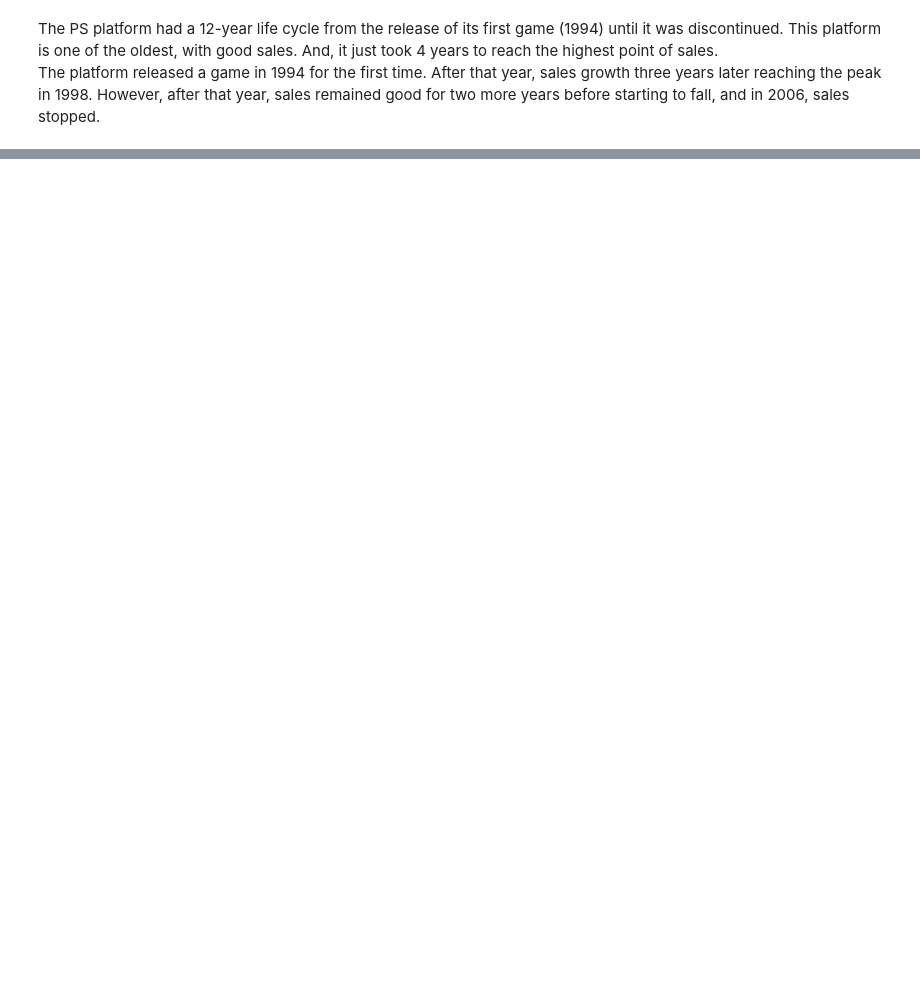
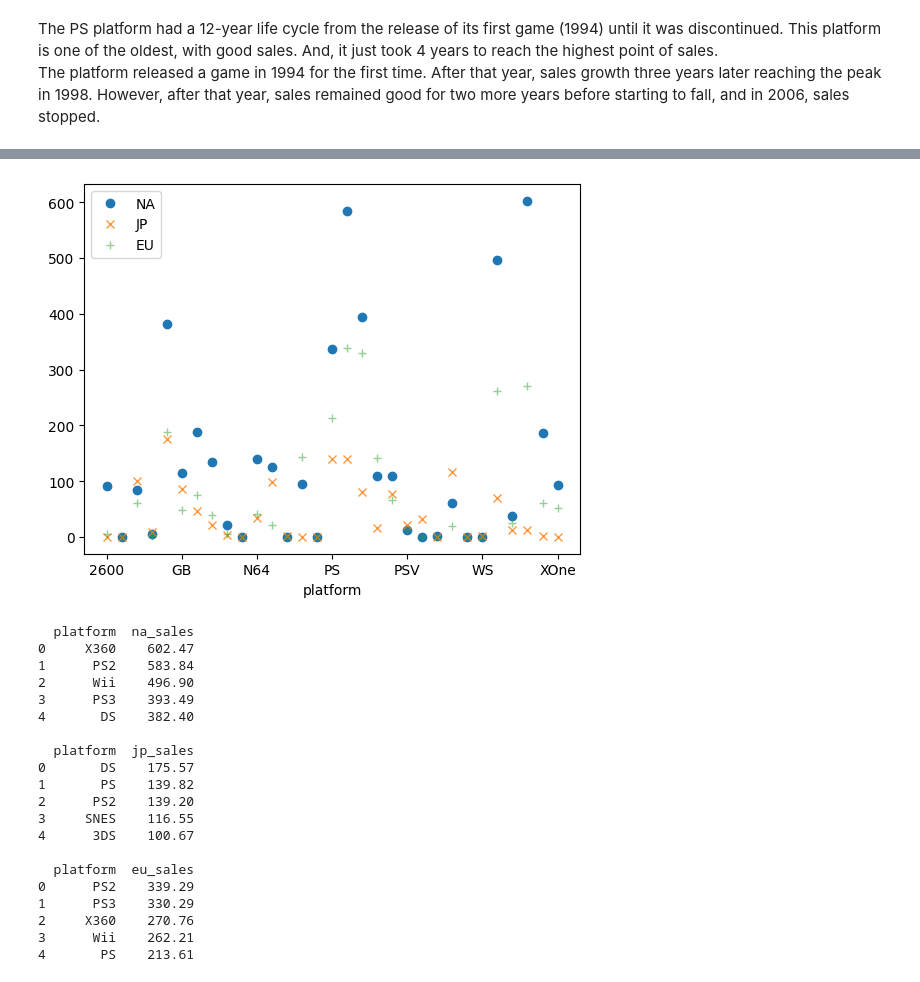
Before and after one commit to JimenaMaSuMu/VideoGameProject, a Jupyter notebook: code.ipynb, the cells around one changed output, grey strips where cells are left out. Cells and saved outputs as stored; diff of their text form; code cells hidden in the pictures; blank space fills up the shorter version.

```diff
--- a/code.ipynb
+++ b/code.ipynb
@@ -506,0 +596,45 @@ plt.show()
+# %%
+#Setting the INFO by region
+na_platform = games.groupby('platform')['na_sales'].sum()
+na_genre = games.groupby('genre')['na_sales'].sum()
+na_rating = games.groupby('rating')['na_sales'].sum()
+
+jp_platform = games.groupby('platform')['jp_sales'].sum()
+jp_genre = games.groupby('genre')['jp_sales'].sum()
+jp_rating = games.groupby('rating')['jp_sales'].sum()
+
+eu_platform = games.groupby('platform')['eu_sales'].sum()
+eu_genre = games.groupby('genre')['eu_sales'].sum()
+eu_rating = games.groupby('rating')['eu_sales'].sum()
+# %%
+#Comparing the platforms
+na_platform.plot(style='o')
+jp_platform.plot(style='x',alpha=0.8)
+eu_platform.plot(style='+',alpha=0.5)
+plt.legend(['NA','JP','EU'])
+plt.show()
+print(na_platform.sort_values(ascending=False).reset_index().head(),'\n')
+print(jp_platform.sort_values(ascending=False).reset_index().head(),'\n')
+print(eu_platform.sort_values(ascending=False).reset_index().head())
+# %% [output]
+[figure, added]
+  platform  na_sales
+0     X360    602.47
+1      PS2    583.84
+2      Wii    496.90
+3      PS3    393.49
+4       DS    382.40
+
+  platform  jp_sales
+0       DS    175.57
+1       PS    139.82
+2      PS2    139.20
+3     SNES    116.55
+4      3DS    100.67
+
+  platform  eu_sales
+0      PS2    339.29
+1      PS3    330.29
+2     X360    270.76
+3      Wii    262.21
+4       PS    213.61
```
Also changed, not shown: parts of 51 cells of this notebook.
